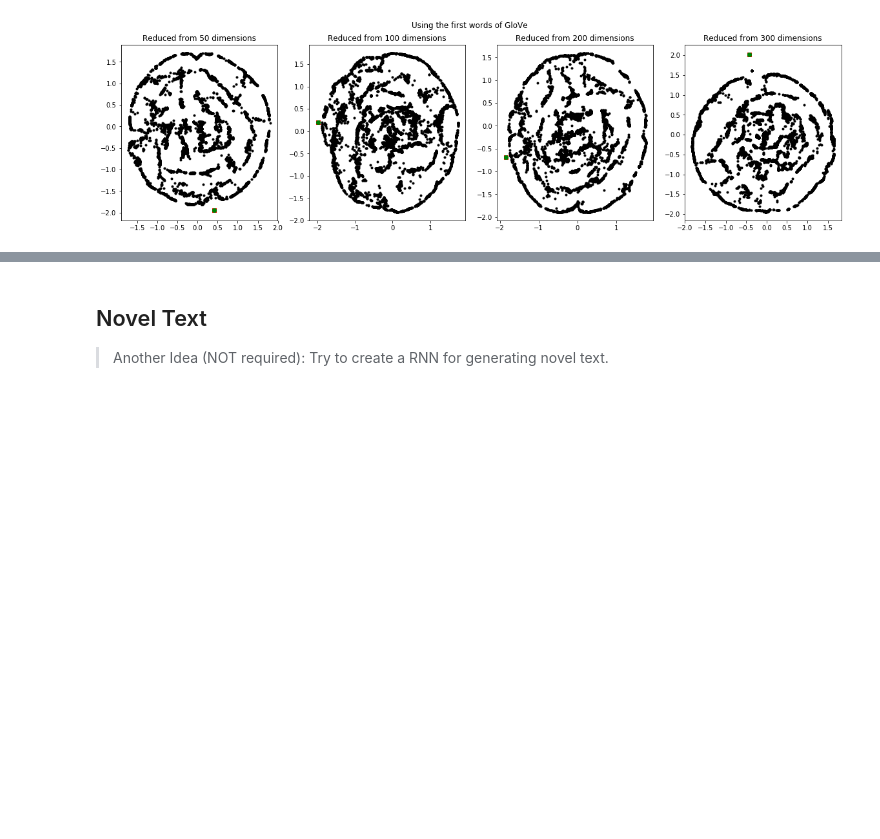
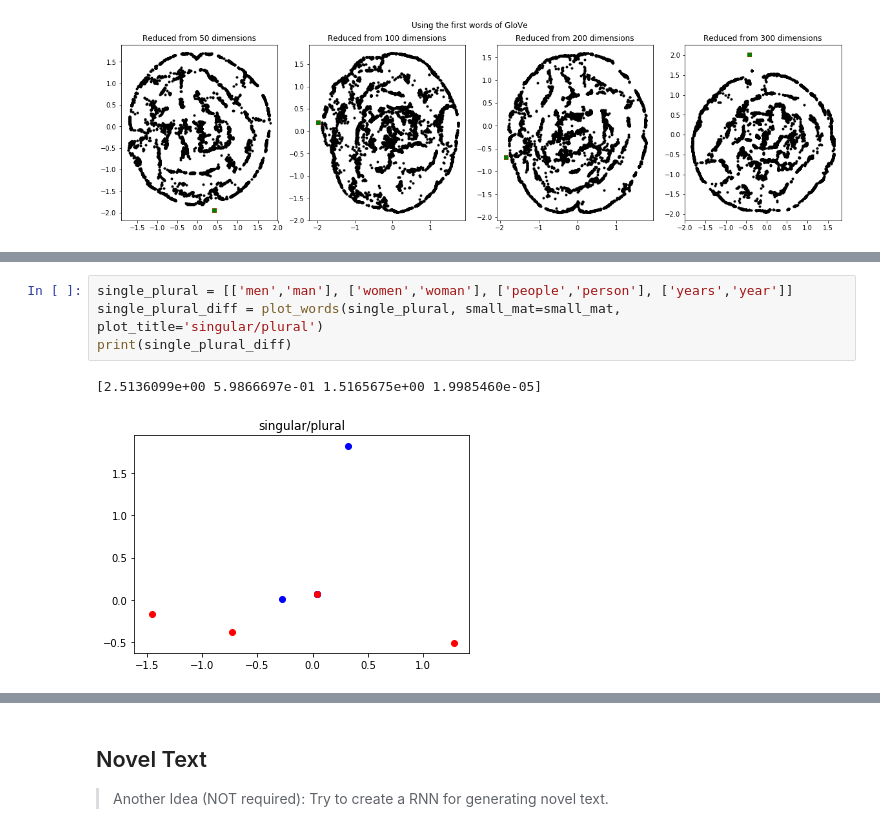
Before and after one commit to jamesothomas/MachineLearningPython, a Jupyter notebook: Lab7/Lab7_Stocks_JT.ipynb, the cells around one changed output, grey strips where cells are left out. Drawn from its saved outputs; the diff is of its cells as text; blank space fills up the shorter version.

```diff
--- a/Lab7/Lab7_Stocks_JT.ipynb
+++ b/Lab7/Lab7_Stocks_JT.ipynb
@@ -1283,0 +1425,7 @@ for i in range(len(original_sizes)):
+# %%
+single_plural = [['men','man'], ['women','woman'], ['people','person'], ['years','year']]
+single_plural_diff = plot_words(single_plural, small_mat=small_mat, plot_title='singular/plural')
+print(single_plural_diff)
+# %% [output]
+[2.5136099e+00 5.9866697e-01 1.5165675e+00 1.9985460e-05]
+[figure, added]
```
Also changed, not shown: parts of 14 cells of this notebook.
